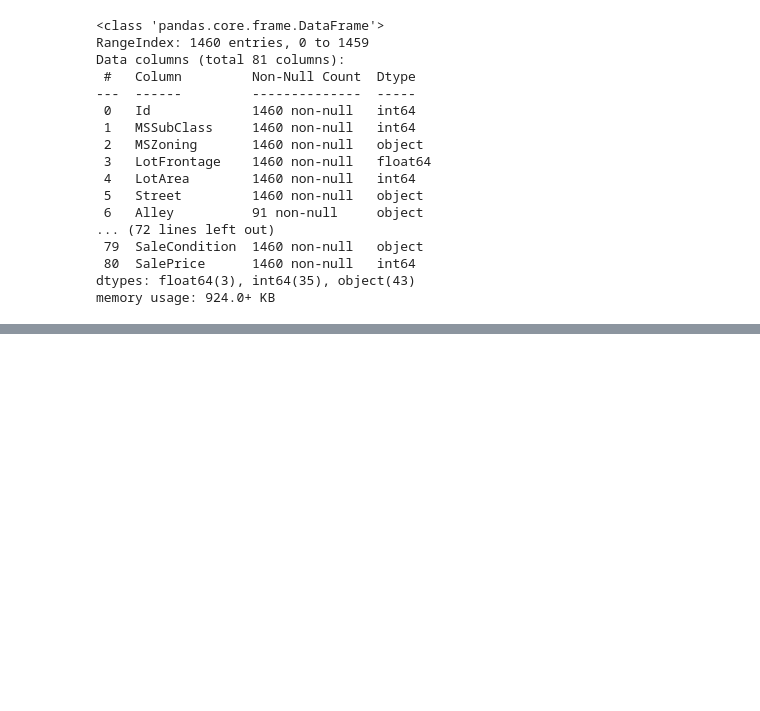
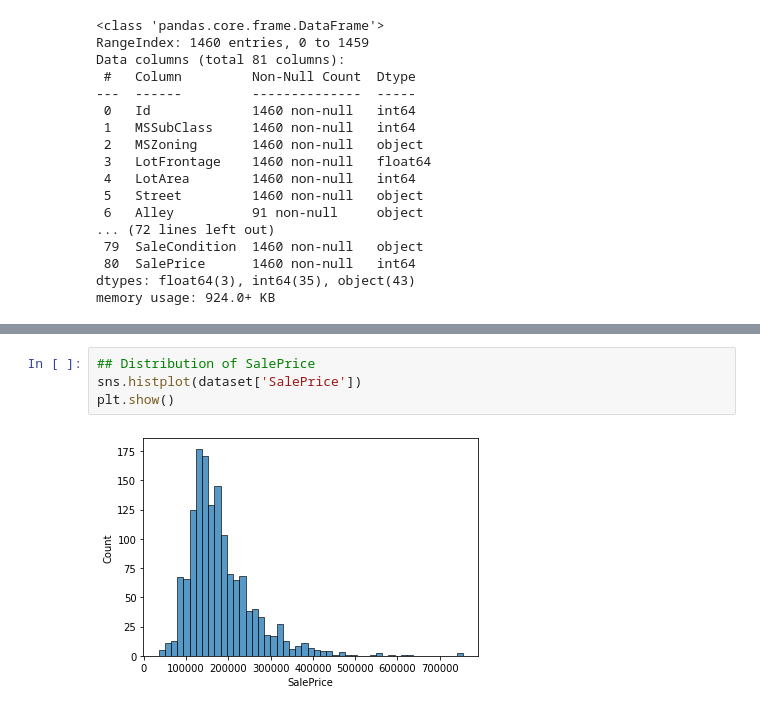
Before and after one commit to gsub17/PYTHON_BASIC, a Jupyter notebook: Data Science/19 EDA(Exploratory data analysis)/EDA (Exploratory data analysis).ipynb, the cells around one changed output, grey strips where cells are left out. Cells and saved outputs as stored; diff of their text form; blank space fills up the shorter version.

```diff
--- a/Data Science/19 EDA(Exploratory data analysis)/EDA (Exploratory data analysis).ipynb
+++ b/Data Science/19 EDA(Exploratory data analysis)/EDA (Exploratory data analysis).ipynb
@@ -253,0 +570,6 @@ memory usage: 924.0+ KB
+# %%
+## Distribution of SalePrice
+sns.histplot(dataset['SalePrice'])
+plt.show()
+# %% [output]
+[figure, added]
```
Also changed, not shown: parts of 80 cells of this notebook.
